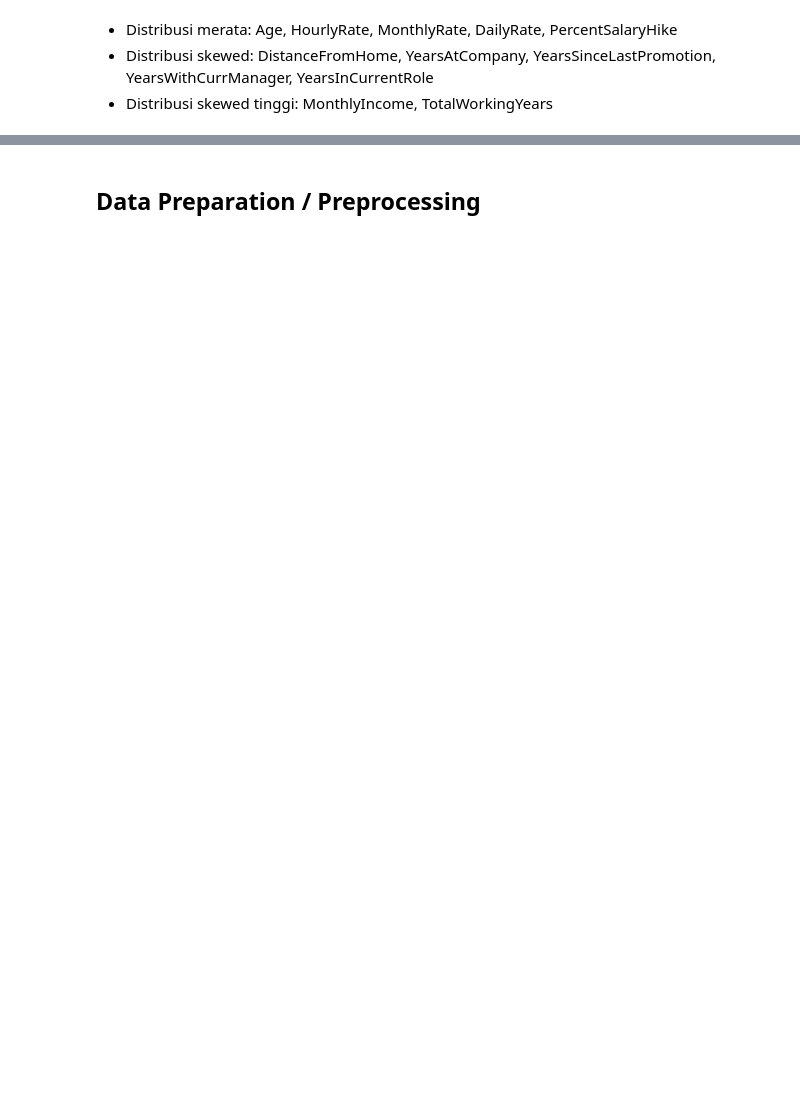
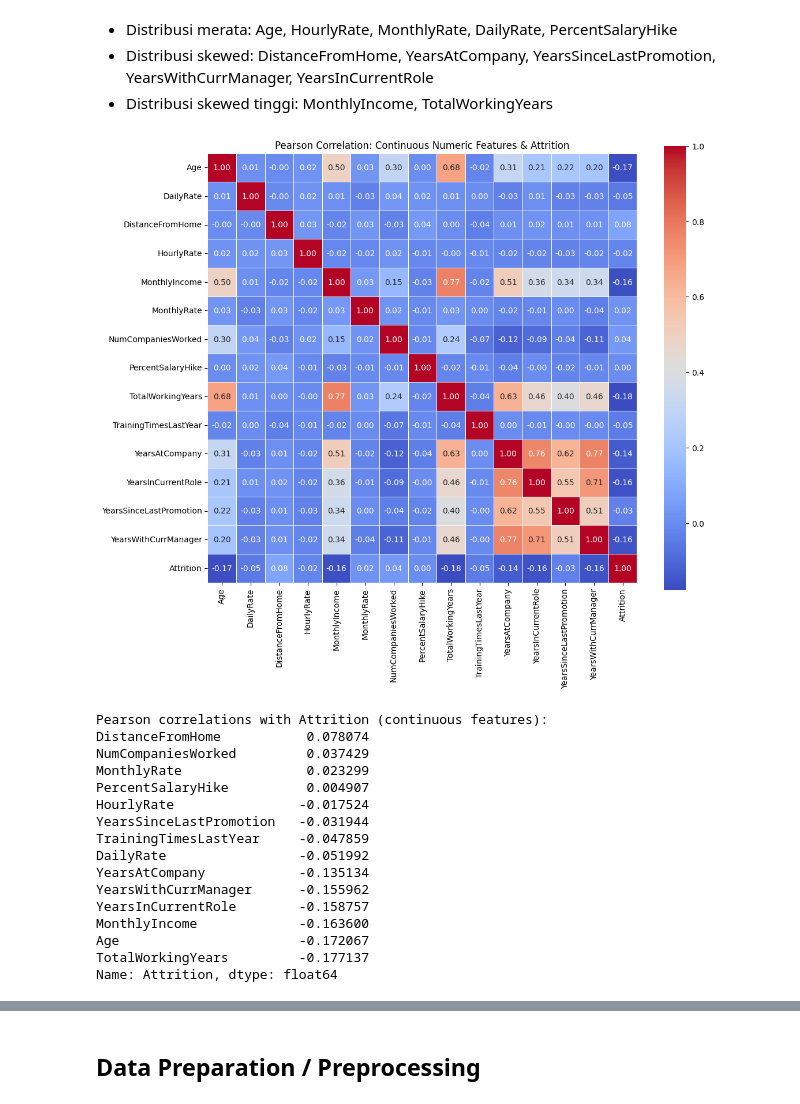
Before and after one commit to esnanta/employee-retention-analysis, a Jupyter notebook: Employee_Retention_Analysis.ipynb, the cells around one changed output, grey strips where cells are left out. Saved outputs shown, nothing was run; the diff lists cells and outputs as text; code cells hidden in the pictures; blank space fills up the shorter version.

```diff
--- a/Employee_Retention_Analysis.ipynb
+++ b/Employee_Retention_Analysis.ipynb
@@ -86,23 +114,37 @@ plt.show()
 * Distribusi skewed: DistanceFromHome, YearsAtCompany, YearsSinceLastPromotion, YearsWithCurrManager, YearsInCurrentRole
 * Distribusi skewed tinggi: MonthlyIncome, TotalWorkingYears
 # %%
-# Heatmap Korelasi:
+# Heatmap korelasi numerik
 # * Melihat kekuatan hubungan antar fitur
 # * Menilai fitur apa yang berpengaruh terhadap target (Attrition)
-
-# Continuous numeric features (exclude ordinal + Attrition)
-numeric_features = ['Age', 'DailyRate', 'DistanceFromHome', 'HourlyRate', 'MonthlyIncome', 'MonthlyRate',
-                      'NumCompaniesWorked', 'PercentSalaryHike', 'TotalWorkingYears', 'TrainingTimesLastYear',
-                      'YearsAtCompany', 'YearsInCurrentRole', 'YearsSinceLastPromotion', 'YearsWithCurrManager']
-
-# Pearson correlation for continuous numeric
+numeric_features = [
+    'Age', 'DailyRate', 'DistanceFromHome', 'HourlyRate', 'MonthlyIncome', 'MonthlyRate',
+    'NumCompaniesWorked', 'PercentSalaryHike', 'TotalWorkingYears', 'TrainingTimesLastYear',
+    'YearsAtCompany', 'YearsInCurrentRole', 'YearsSinceLastPromotion', 'YearsWithCurrManager'
+]
 pearson_corr = df[numeric_features + ["Attrition"]].corr(method="pearson")
 plt.figure(figsize=(12, 10))
 sns.heatmap(pearson_corr, annot=True, fmt=".2f", cmap="coolwarm", square=True, linewidths=.5)
 plt.title("Pearson Correlation: Continuous Numeric Features & Attrition")
 plt.show()
-
-# Print sorted correlation with Attrition
 print("Pearson correlations with Attrition (continuous features):")
 print(pearson_corr["Attrition"].drop("Attrition").sort_values(ascending=False))
+# %% [output]
+[figure, added]
+Pearson correlations with Attrition (continuous features):
+DistanceFromHome           0.078074
+NumCompaniesWorked         0.037429
+MonthlyRate                0.023299
+PercentSalaryHike          0.004907
+HourlyRate                -0.017524
+YearsSinceLastPromotion   -0.031944
+TrainingTimesLastYear     -0.047859
+DailyRate                 -0.051992
+YearsAtCompany            -0.135134
+YearsWithCurrManager      -0.155962
+YearsInCurrentRole        -0.158757
+MonthlyIncome             -0.163600
+Age                       -0.172067
+TotalWorkingYears         -0.177137
+Name: Attrition, dtype: float64
 # %%
```
Also changed, not shown: parts of 30 cells of this notebook, 2 other files.
